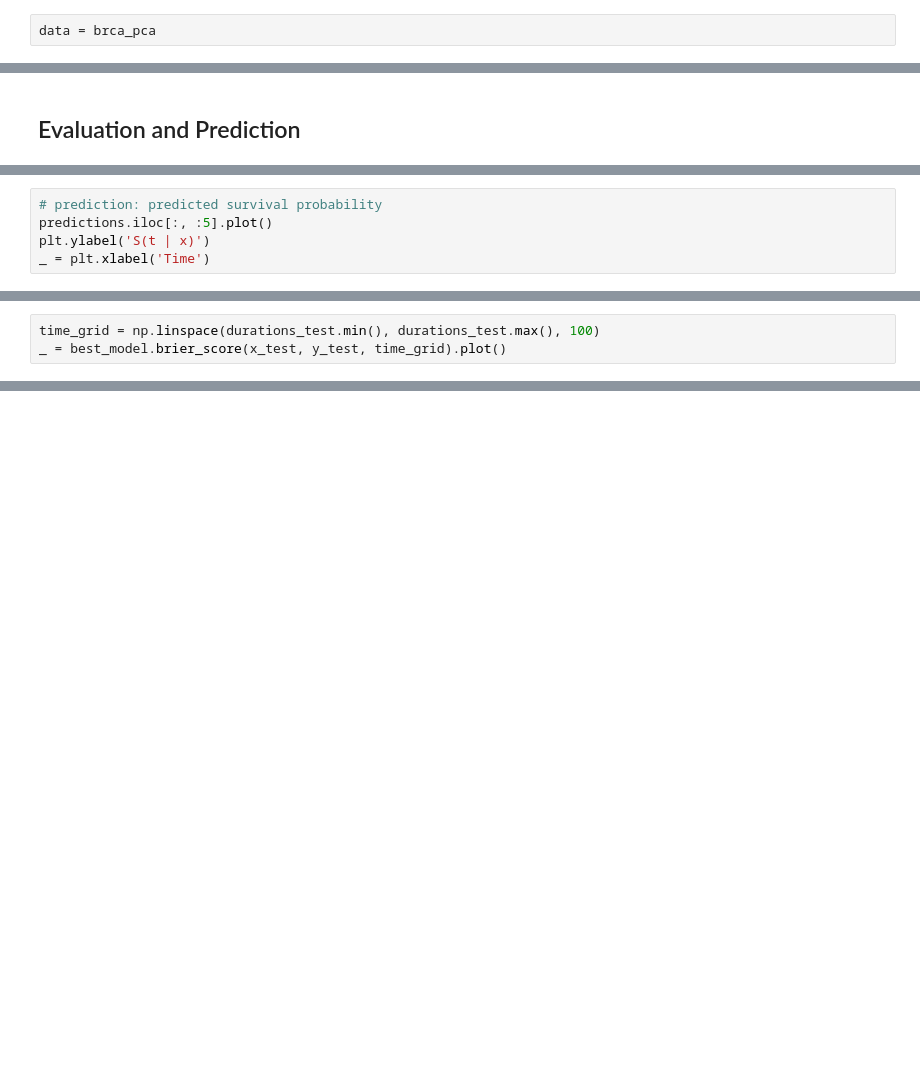
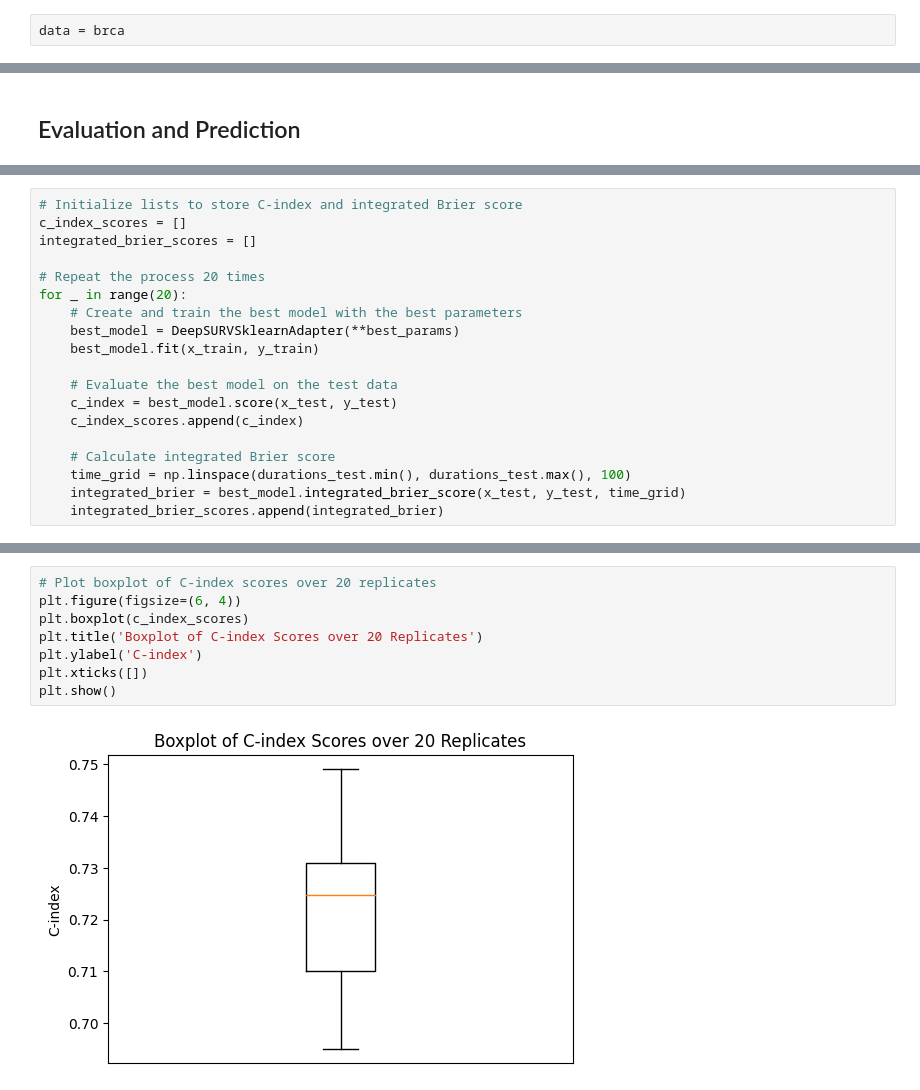
Before and after one commit to ZiyuWang1121/Investigating-machine-learning-methods-for-survival-prediction, a Jupyter notebook: DeepSurv.ipynb, the cells around one changed output, grey strips where cells are left out. Drawn from its saved outputs; the diff is of its cells as text; blank space fills up the shorter version.

```diff
--- a/DeepSurv.ipynb
+++ b/DeepSurv.ipynb
@@ -77,4 +101,4 @@ from sklearn.manifold import TSNE
 # %% [markdown]
 ### Train, valid, and test set split
 # %%
-data = brca_pca
+data = brca
@@ -266,5 +294,0 @@ predictions = best_model.predict(x_test)
-# %%
-# prediction: predicted survival probability
-predictions.iloc[:, :5].plot()
-plt.ylabel('S(t | x)')
-_ = plt.xlabel('Time')
@@ -280,3 +294,0 @@ plt.show()
-# %%
-time_grid = np.linspace(durations_test.min(), durations_test.max(), 100)
-_ = best_model.brier_score(x_test, y_test, time_grid).plot()
@@ -284,0 +295,19 @@ print("Integrated brier score:",best_model.integrated_brier_score(x_test, y_test
+# %%
+# Initialize lists to store C-index and integrated Brier score
+c_index_scores = []
+integrated_brier_scores = []
+
+# Repeat the process 20 times
+for _ in range(20):
+    # Create and train the best model with the best parameters
+    best_model = DeepSURVSklearnAdapter(**best_params)
+    best_model.fit(x_train, y_train)
+
+    # Evaluate the best model on the test data
+    c_index = best_model.score(x_test, y_test)
+    c_index_scores.append(c_index)
+
+    # Calculate integrated Brier score
+    time_grid = np.linspace(durations_test.min(), durations_test.max(), 100)
+    integrated_brier = best_model.integrated_brier_score(x_test, y_test, time_grid)
+    integrated_brier_scores.append(integrated_brier)
@@ -284,0 +324,10 @@ print("Integrated brier score:",best_model.integrated_brier_score(x_test, y_test
+# %%
+# Plot boxplot of C-index scores over 20 replicates
+plt.figure(figsize=(6, 4))
+plt.boxplot(c_index_scores)
+plt.title('Boxplot of C-index Scores over 20 Replicates')
+plt.ylabel('C-index')
+plt.xticks([])
+plt.show()
+# %% [output]
+[figure, added]
```
Also changed, not shown: parts of 18 cells of this notebook.
